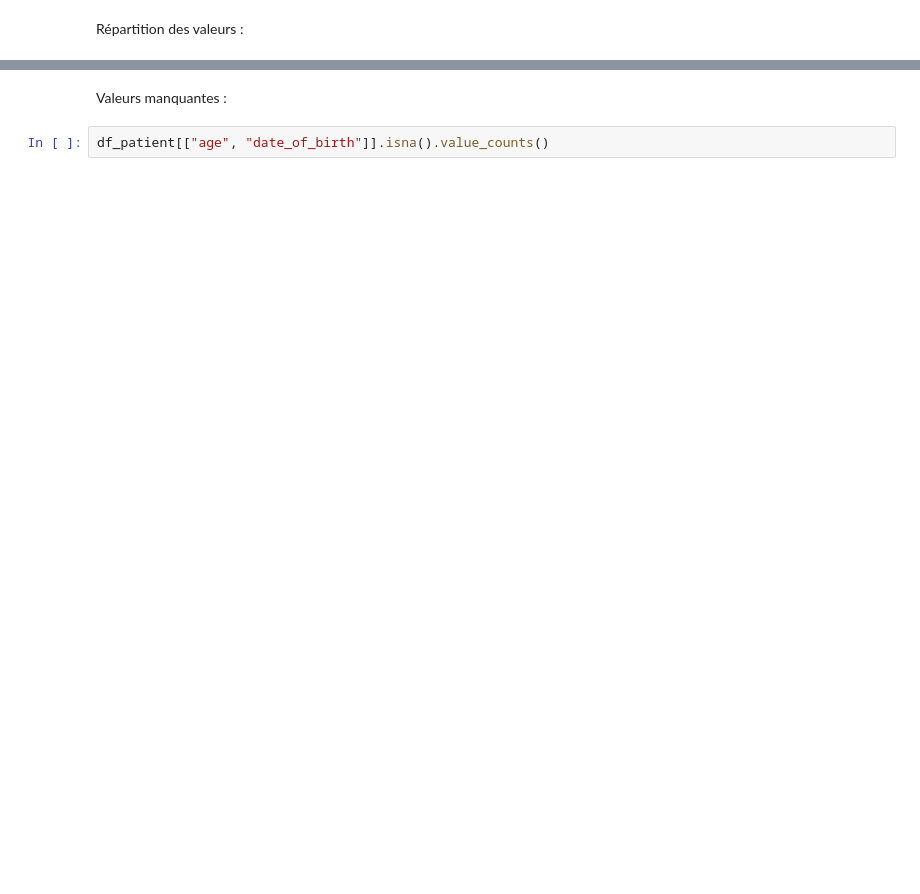
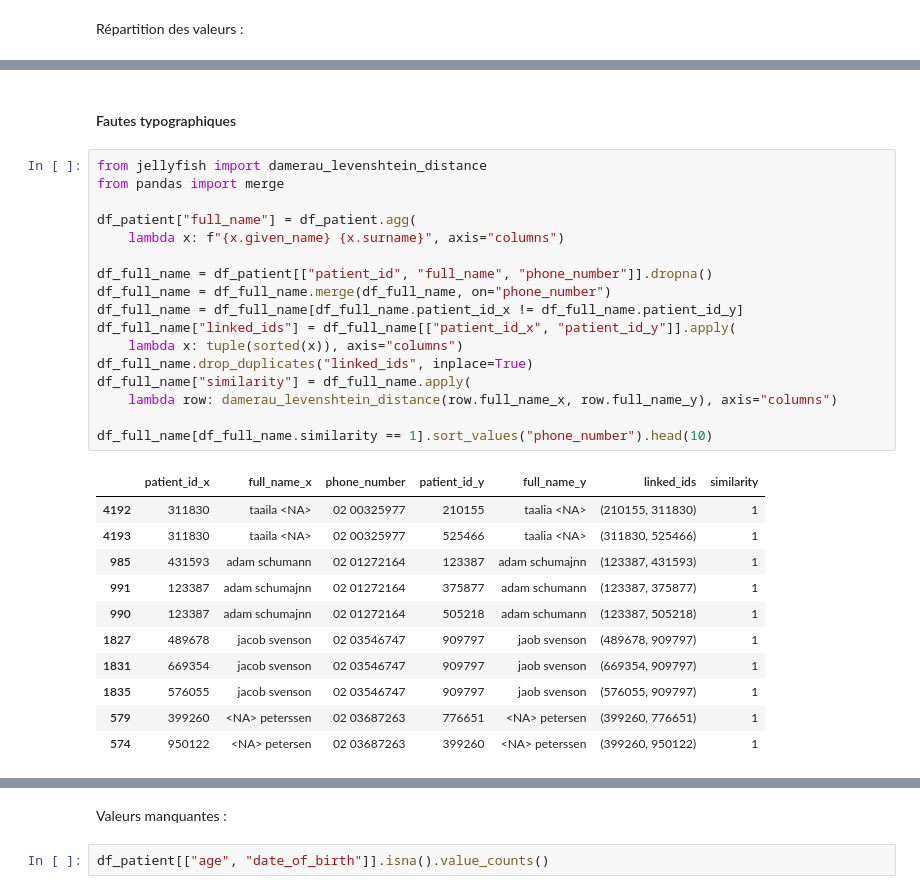
Before and after one commit to ghisvail/inria-aphp-assignment, a Jupyter notebook: qa.ipynb, the cells around one changed output, grey strips where cells are left out. Drawn from its saved outputs; the diff is of its cells as text; blank space fills up the shorter version.

```diff
--- a/qa.ipynb
+++ b/qa.ipynb
@@ -164,0 +164,31 @@ dtype: int64
+# %% [markdown]
+#### Fautes typographiques
+# %%
+from jellyfish import damerau_levenshtein_distance
+from pandas import merge
+
+df_patient["full_name"] = df_patient.agg(
+    lambda x: f"{x.given_name} {x.surname}", axis="columns")
+
+df_full_name = df_patient[["patient_id", "full_name", "phone_number"]].dropna()
+df_full_name = df_full_name.merge(df_full_name, on="phone_number")
+df_full_name = df_full_name[df_full_name.patient_id_x != df_full_name.patient_id_y]
+df_full_name["linked_ids"] = df_full_name[["patient_id_x", "patient_id_y"]].apply(
+    lambda x: tuple(sorted(x)), axis="columns")
+df_full_name.drop_duplicates("linked_ids", inplace=True)
+df_full_name["similarity"] = df_full_name.apply(
+    lambda row: damerau_levenshtein_distance(row.full_name_x, row.full_name_y), axis="columns")
+
+df_full_name[df_full_name.similarity == 1].sort_values("phone_number").head(10)
+# %% [output]
+|  | patient_id_x | full_name_x | phone_number | patient_id_y | full_name_y | linked_ids | similarity |
+| 4192 | 311830 | taaila <NA> | 02 00325977 | 210155 | taalia <NA> | (210155, 311830) | 1 |
+| 4193 | 311830 | taaila <NA> | 02 00325977 | 525466 | taalia <NA> | (311830, 525466) | 1 |
+| 985 | 431593 | adam schumann | 02 01272164 | 123387 | adam schumajnn | (123387, 431593) | 1 |
+| 991 | 123387 | adam schumajnn | 02 01272164 | 375877 | adam schumann | (123387, 375877) | 1 |
+| 990 | 123387 | adam schumajnn | 02 01272164 | 505218 | adam schumann | (123387, 505218) | 1 |
+| 1827 | 489678 | jacob svenson | 02 03546747 | 909797 | jaob svenson | (489678, 909797) | 1 |
+| 1831 | 669354 | jacob svenson | 02 03546747 | 909797 | jaob svenson | (669354, 909797) | 1 |
+| 1835 | 576055 | jacob svenson | 02 03546747 | 909797 | jaob svenson | (576055, 909797) | 1 |
+| 579 | 399260 | <NA> peterssen | 02 03687263 | 776651 | <NA> petersen | (399260, 776651) | 1 |
+| 574 | 950122 | <NA> petersen | 02 03687263 | 399260 | <NA> peterssen | (399260, 950122) | 1 |
```
Also changed, not shown: parts of 48 cells of this notebook, 1 other file.
